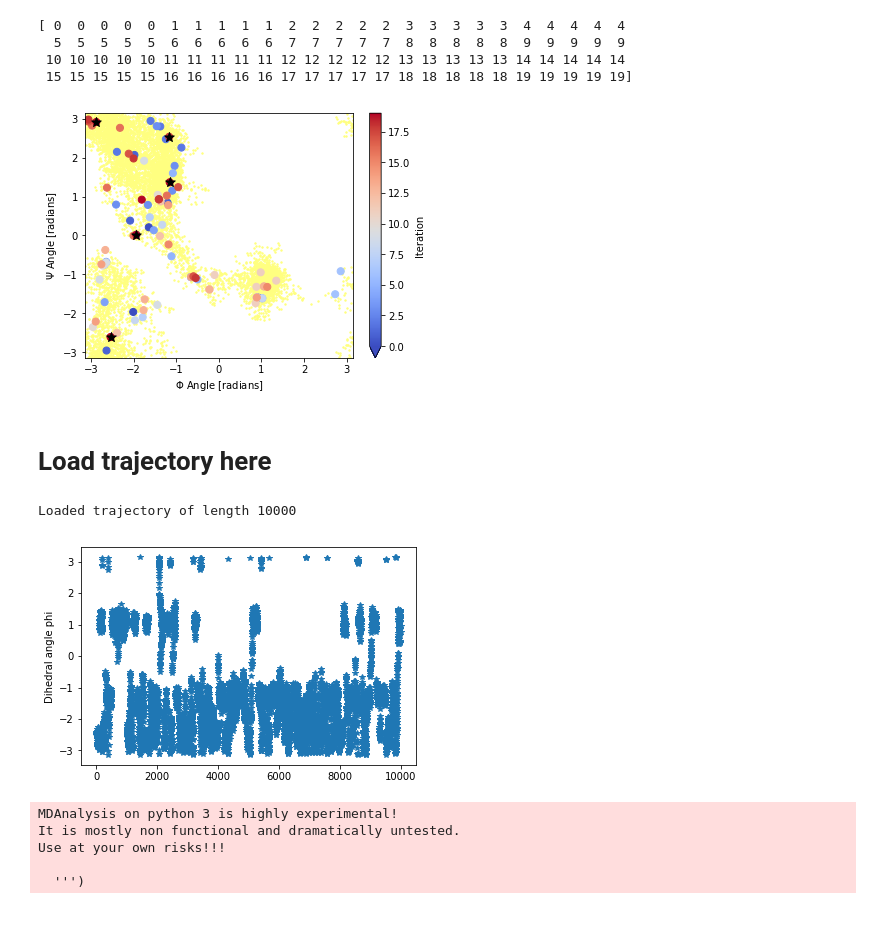
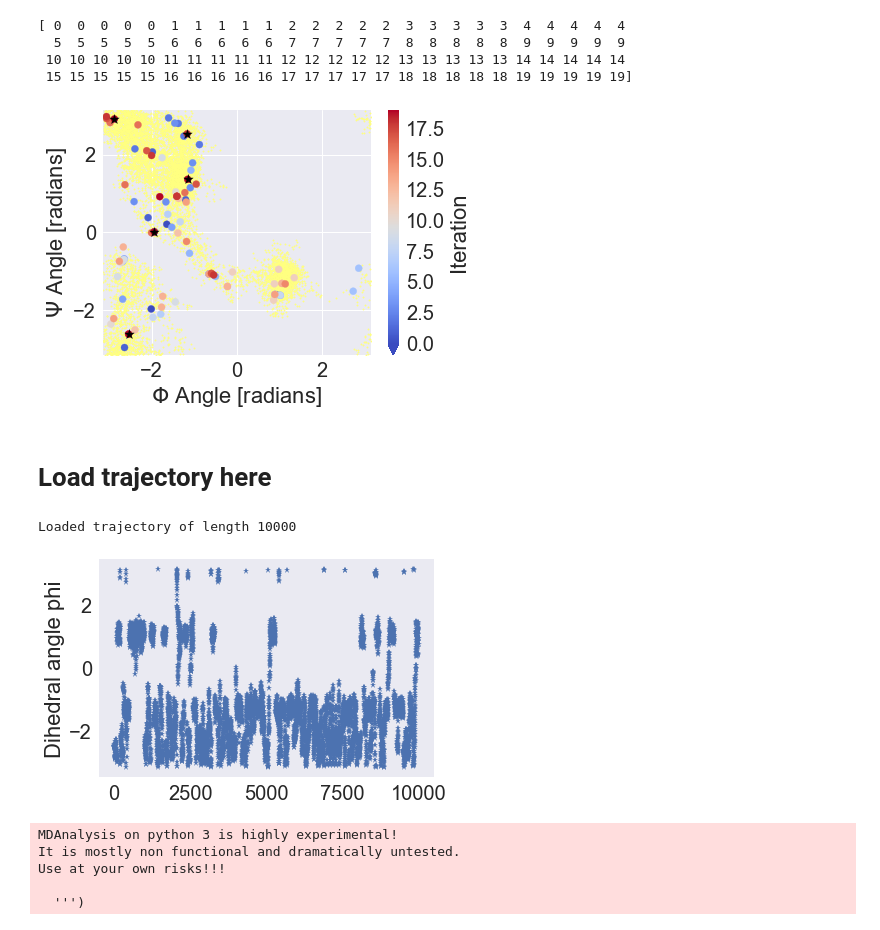
Before and after one commit to ZofiaTr/DFM, a Jupyter notebook: interactivePython/alanine_unbias_with_Langevin.ipynb, the cells around one changed output. Saved outputs shown, nothing was run; the diff lists cells and outputs as text; code cells hidden in the pictures.

```diff
--- a/interactivePython/alanine_unbias_with_Langevin.ipynb
+++ b/interactivePython/alanine_unbias_with_Langevin.ipynb
@@ -28,3 +25,18 @@ import model
+# %%
+import seaborn as sns
+
+sns.set_style("white")
+sns.set()
+sns.axes_style("white",{'axes.grid': False})
+
+current_palette = sns.diverging_palette(220, 20, n=7)
+red = sns.xkcd_rgb["pale red"]
+blue = sns.xkcd_rgb["denim blue"]
+green = sns.xkcd_rgb["medium green"]
+
+
+
+sns.set_context("notebook", font_scale=2, rc={"lines.linewidth": 2.5})
 # %%
 diffmapmethod='T300/DiffMap/'
 methodName='frontier_points_corner_change_temperature_off'
@@ -96,6 +108,7 @@ def plotSamplingDihedrals(nameData, nameFrontier, samplerAlgo, numberOfFrontierP
     fig = plt.figure(figsize=(6,4.5))
     ax = fig.add_subplot(111)
 
+    #ax1 = sns.kdeplot(angles[:, 0], angles[:, 1], shade=True,  n_levels=30, shade_lowest=False,cmap = 'Greens')
     ax.scatter(angles[:, 0], angles[:, 1], s=2, c=[1,1,0.5]);
 
     X_frontier = helpers.loadData(nameFrontier, top, modnr)
@@ -110,34 +123,37 @@ def plotSamplingDihedrals(nameData, nameFrontier, samplerAlgo, numberOfFrontierP
     cfarr=(np.asarray(cfp).transpose())
     cfarr=cfarr.reshape(len(anglesFrontierPoints))
     print(cfarr)
 
+    sns.set_style("dark")
+
     axfp = ax.scatter(anglesFrontierPoints[:, 0], anglesFrontierPoints[:, 1], s=50, c = cfarr, cmap ='coolwarm',vmin=0, vmax=cfarr.max());
     cbar = plt.colorbar(axfp,extend='min')
     cbar.set_label('Iteration')
     ax.scatter(anglesFrontierPoints[-(numberOfFrontierPoints)-1:-1, 0], anglesFrontierPoints[-(numberOfFrontierPoints)-1:-1, 1], s=100, c = 'k', marker = '*')
 
     #ax.set_title('Alanine dipeptide ')
     ax.set_xlabel(r'$\Phi$ Angle [radians]')
     plt.xlim(-np.pi, np.pi)
     ax.set_ylabel(r'$\Psi$ Angle [radians]')
     plt.ylim(-np.pi, np.pi)
 
+
     #plt.savefig(dataFolderName+'/corner_points.pdf',  format='pdf', dpi=1, bbox_inches='tight')
     #plt.savefig(dataFolderName+'/corner_points.png',  format='png', dpi=None, bbox_inches='tight')
     plt.savefig(data_folder_enhanced+'/enhanced_corner.png',  format='png', dpi=None, bbox_inches='tight')
     plt.show()
 
 if methodName == 'local_frontier_points':
     numberOfFrontierPoints=1 #
 else:
     numberOfFrontierPoints=5
 plotSamplingDihedrals(dataFolderName+'/Traj/*.h5', dataFolderName+'/Traj/FrontierPoints/'+'*.h5',  smpl, numberOfFrontierPoints, methodName)
 # %% [output]
 [ 0  0  0  0  0  1  1  1  1  1  2  2  2  2  2  3  3  3  3  3  4  4  4  4  4
   5  5  5  5  5  6  6  6  6  6  7  7  7  7  7  8  8  8  8  8  9  9  9  9  9
  10 10 10 10 10 11 11 11 11 11 12 12 12 12 12 13 13 13 13 13 14 14 14 14 14
  15 15 15 15 15 16 16 16 16 16 17 17 17 17 17 18 18 18 18 18 19 19 19 19 19]
-[figure, old version]
+[figure, new version]
 # %%
 def compute_dihedrals_phi(X_FT):
     psi_indices, phi_indices = [6, 8, 14, 16], [4, 6, 8, 14]
@@ -180,7 +196,7 @@ plt.savefig(simulationFolder+'/colvar.png')
 plt.show()
 # %% [output]
 Loaded trajectory of length 10000
-[figure, old version]
+[figure, new version]
 # %%
 def plotSamplingDihedrals_fromData(X_FT, topology, methodName=None, color=None, title=None, leader_set=None):
 
```
Also changed, not shown: parts of 23 cells of this notebook, 7 other files.
